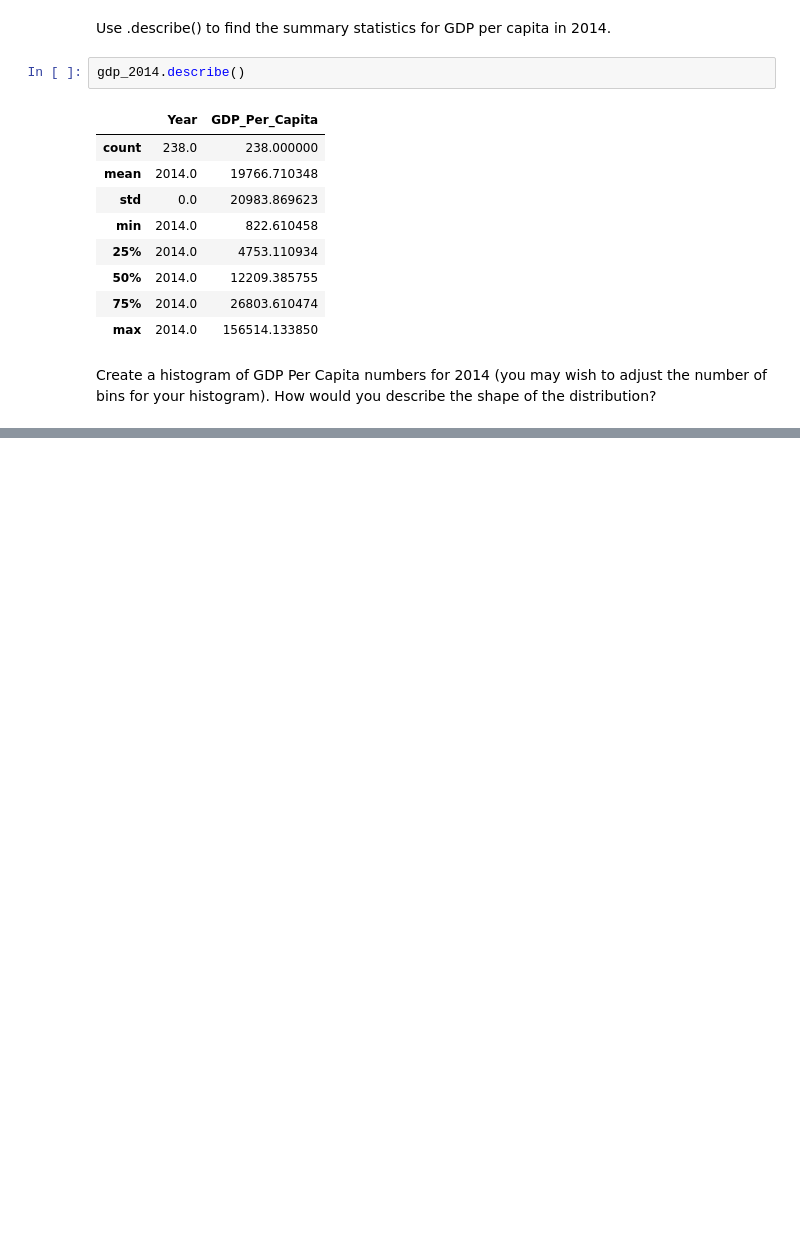
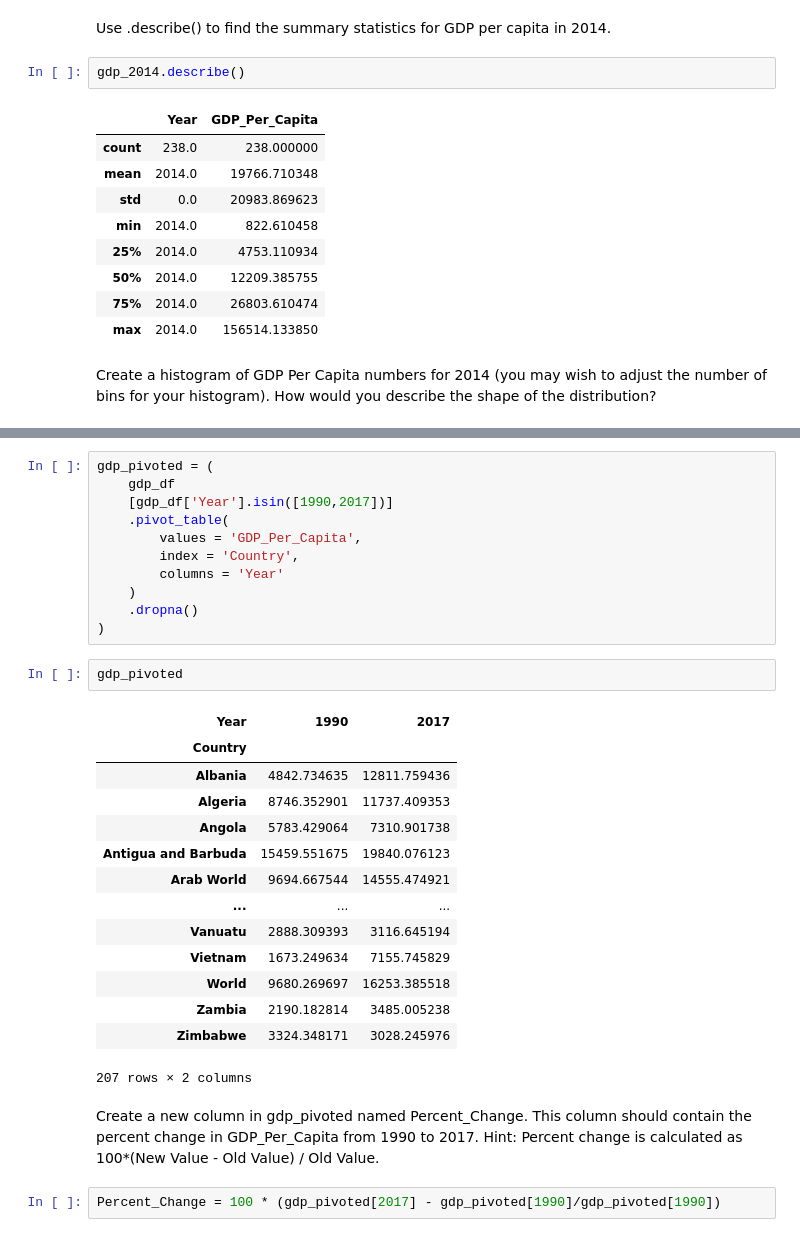
Before and after one commit to nss-data-science-cohort-6/un_data_question-Garrett-Holland, a Jupyter notebook: notebook/UN_Data_Exploration.ipynb, the cells around one changed output, grey strips where cells are left out. Saved outputs shown, nothing was run; the diff lists cells and outputs as text; blank space fills up the shorter version.

```diff
--- a/notebook/UN_Data_Exploration.ipynb
+++ b/notebook/UN_Data_Exploration.ipynb
@@ -112,0 +136,32 @@ gdp_2014['GDP_Per_Capita'].plot.hist(grid=True, bins=15, rwidth=1.0)
+# %%
+gdp_pivoted = (
+    gdp_df
+    [gdp_df['Year'].isin([1990,2017])]
+    .pivot_table(
+        values = 'GDP_Per_Capita',
+        index = 'Country',
+        columns = 'Year'
+    )
+    .dropna()
+)
+# %%
+gdp_pivoted
+# %% [output]
+| Year | 1990 | 2017 |
+| Country |  |  |
+| Albania | 4842.734635 | 12811.759436 |
+| Algeria | 8746.352901 | 11737.409353 |
+| Angola | 5783.429064 | 7310.901738 |
+| Antigua and Barbuda | 15459.551675 | 19840.076123 |
+| Arab World | 9694.667544 | 14555.474921 |
+| ... | ... | ... |
+| Vanuatu | 2888.309393 | 3116.645194 |
+| Vietnam | 1673.249634 | 7155.745829 |
+| World | 9680.269697 | 16253.385518 |
+| Zambia | 2190.182814 | 3485.005238 |
+| Zimbabwe | 3324.348171 | 3028.245976 |
+207 rows × 2 columns
+# %% [markdown]
+Create a new column in gdp_pivoted named Percent_Change. This column should contain the percent change in GDP_Per_Capita from 1990 to 2017. Hint: Percent change is calculated as 100*(New Value - Old Value) / Old Value.
+# %%
+Percent_Change = 100 * (gdp_pivoted[2017] - gdp_pivoted[1990]/gdp_pivoted[1990])
```
Also changed, not shown: parts of 6 cells of this notebook, 1 other file.
